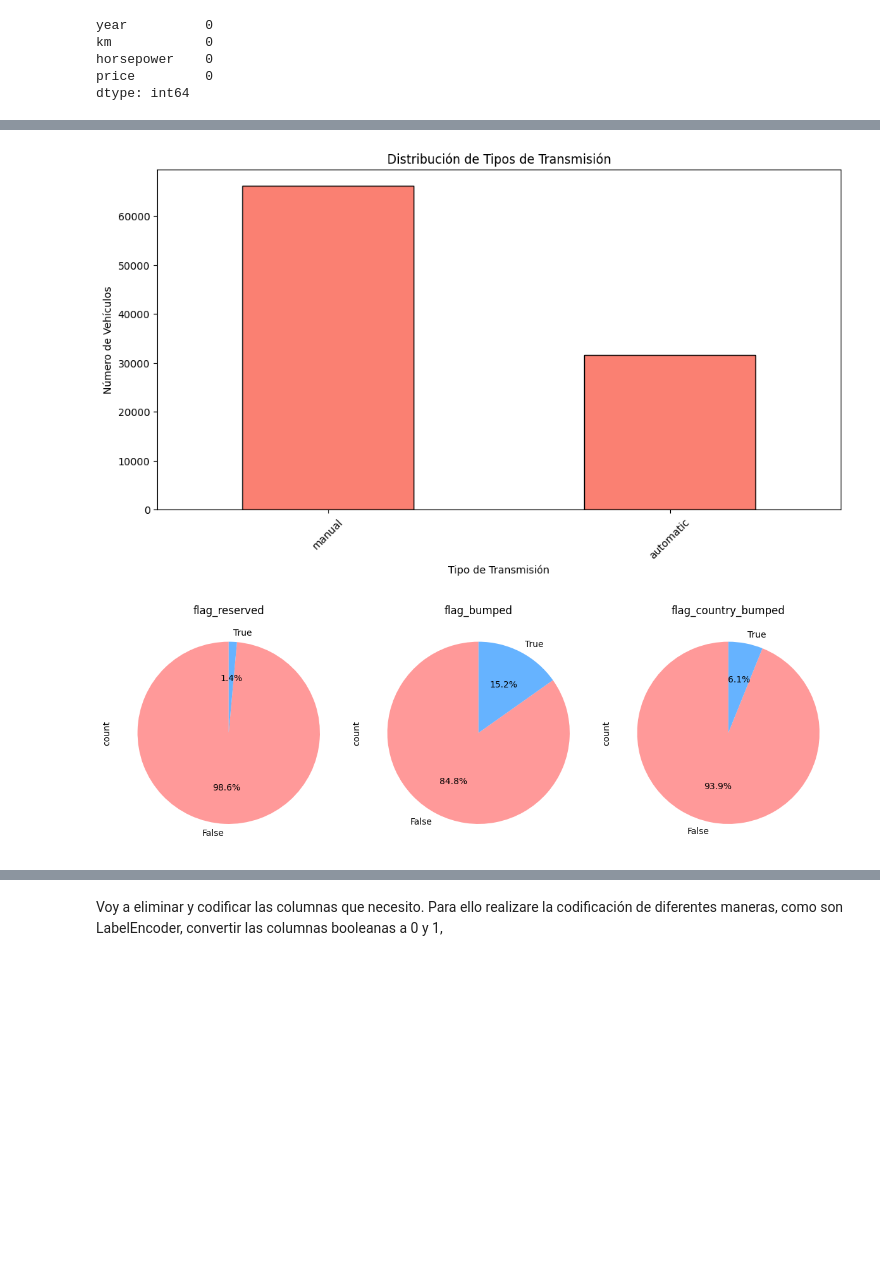
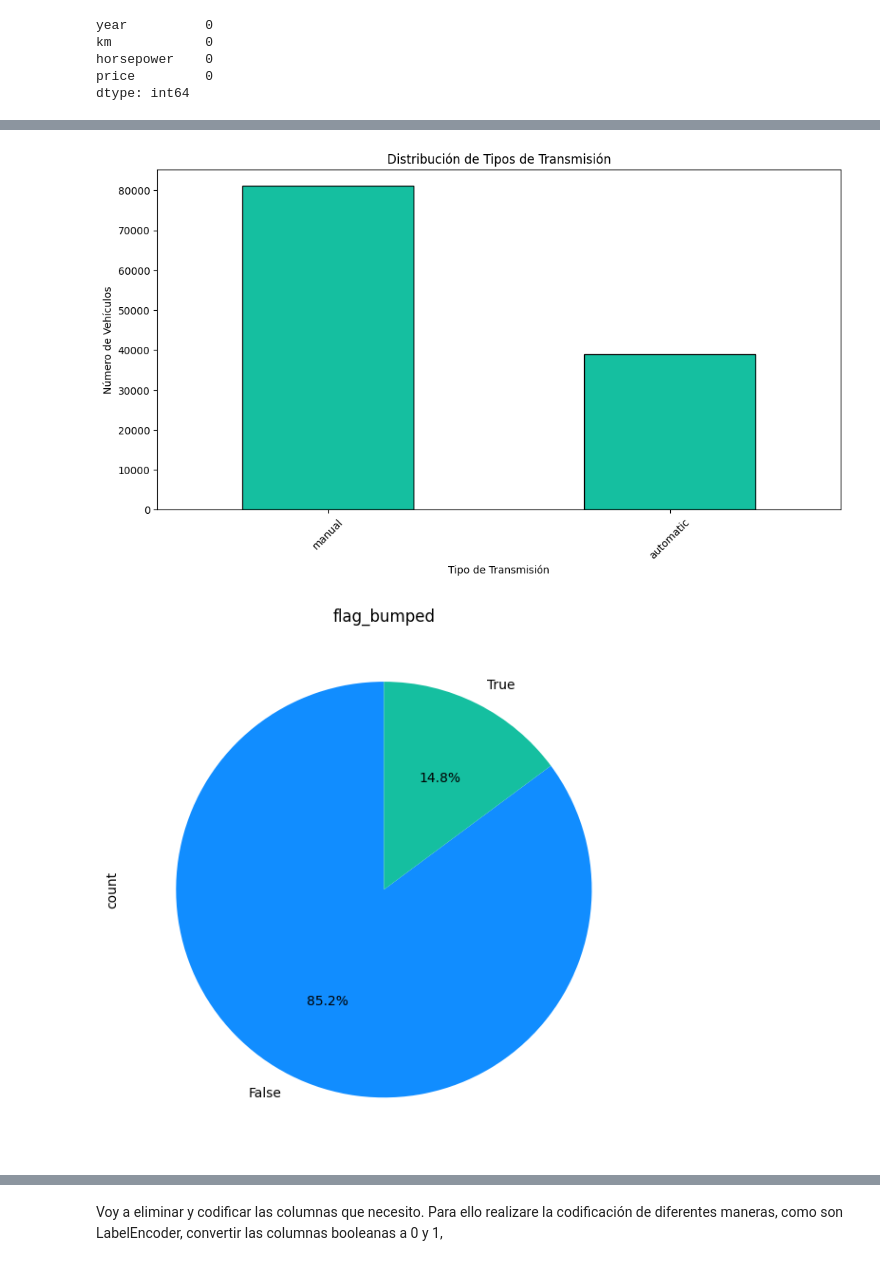
Before and after one commit to MarcosMHrdz/final_project, a Jupyter notebook: src/main.ipynb, the cells around one changed output, grey strips where cells are left out. Drawn from its saved outputs; the diff is of its cells as text; code cells hidden in the pictures; blank space fills up the shorter version.

```diff
--- a/src/main.ipynb
+++ b/src/main.ipynb
@@ -294,7 +301,6 @@ brand_corrections = {
     'dodge': ['dodge'],
     'abarth': ['abarth'],
     'tata': ['tata'],
-    'man': ['man'],
     'saab': ['saab'],
     'aixam': ['aixam'],
     'ligier': ['ligier'],
@@ -305,6 +311,7 @@ brand_corrections = {
     'chrysler': ['chrysler', 'crysler', 'crhysler'],
     'bentley': ['bentley'],
     'adria': ['adria'],
+    'Chatenet': ['chatenet']
 }
 
 # Aplanar el diccionario de correcciones para usarlo en el reemplazo
@@ -351,11 +349,10 @@ allowed_brands = [
     "audi", "opel", "fiat", "nissan", "kia", "hyundai", "toyota", "skoda", "mazda", "mini",
     "dacia", "land rover", "volvo", "jeep", "cupra", "mitsubishi", "honda", "suzuki",
     "porsche", "alfa romeo", "mg", "lexus", "jaguar", "ds", "smart", "lynk & co", "chevrolet",
-    "ssangyong", "subaru", "abarth", "tesla", "dr", "infiniti", "chrysler", "ligier", "daewoo",
-    "aixam", "maserati", "saab", "lancia", "dodge", "evo", "microcar", "man",
-    "chatenet", "dfsk", "bentley", "tata", "lamborghini", "ferrari",
-    "swm", "burstner", "mclouis", "cadillac",
-    "hummer", "pontiac", "mahindra"
+    "ssangyong", "subaru", "abarth", "tesla", "dr", "infiniti", "chrysler", "daewoo","maserati", "saab", "lancia", "dodge", "evo", "microcar", "man",
+    "dfsk", "bentley", "tata", "lamborghini", "ferrari",
+    "swm", "burstner", "cadillac",
+    "hummer", "pontiac", "mahindra","chatenet"
 ]
 
 # Crear un diccionario de reemplazo con marcas permitidas
@@ -394,0 +381,2 @@ See the caveats in the documentation: https://pandas.pydata.org/pandas-docs/stab
+# %%
+df = df[~df['brand'].isin(['man', 'burstner'])]
@@ -395,7 +395,9 @@ See the caveats in the documentation: https://pandas.pydata.org/pandas-docs/stab
 # %%
 # Eliminar la fila con índice 63838 del DataFrame df
+df = df.drop(index=19703)
+df = df.drop(index=28569)
+df = df.drop(index=49685)
+df = df.drop(index=58973)
 df = df.drop(index=63838)
-df = df.drop(index=58973)
 df = df.drop(index=71085)
-df = df.drop(index=19703)
-df = df.drop(index=49685)
+df = df.drop(index=111135)
@@ -690,22 +767,22 @@ plt.show()
 # %%
 plt.figure(figsize=(12, 6))
-df_categorical['gearbox'].value_counts().plot(kind='bar', color='salmon', edgecolor='black')
+df_categorical['gearbox'].value_counts().plot(kind='bar', color='#15BFA0', edgecolor='black')
 plt.title('Distribución de Tipos de Transmisión')
 plt.xlabel('Tipo de Transmisión')
 plt.ylabel('Número de Vehículos')
 plt.xticks(rotation=45)
 plt.show()
 # %% [output]
-[figure, old version]
+[figure, new version]
 # %%
 plt.figure(figsize=(12, 6))
-flags = ['flag_reserved', 'flag_bumped', 'flag_country_bumped']
+flags = ['flag_bumped']
 for flag in flags:
     plt.subplot(1, len(flags), flags.index(flag)+1)
-    df[flag].value_counts().plot(kind='pie', autopct='%1.1f%%', colors=['#ff9999','#66b3ff'], startangle=90)
+    df[flag].value_counts().plot(kind='pie', autopct='%1.1f%%', colors=['#118DFF','#15BFA0'], startangle=90)
     plt.title(flag)
 
 plt.tight_layout()
 plt.show()
 # %% [output]
-[figure, old version]
+[figure, new version]
```
Also changed, not shown: parts of 192 cells of this notebook, 7 other files.
